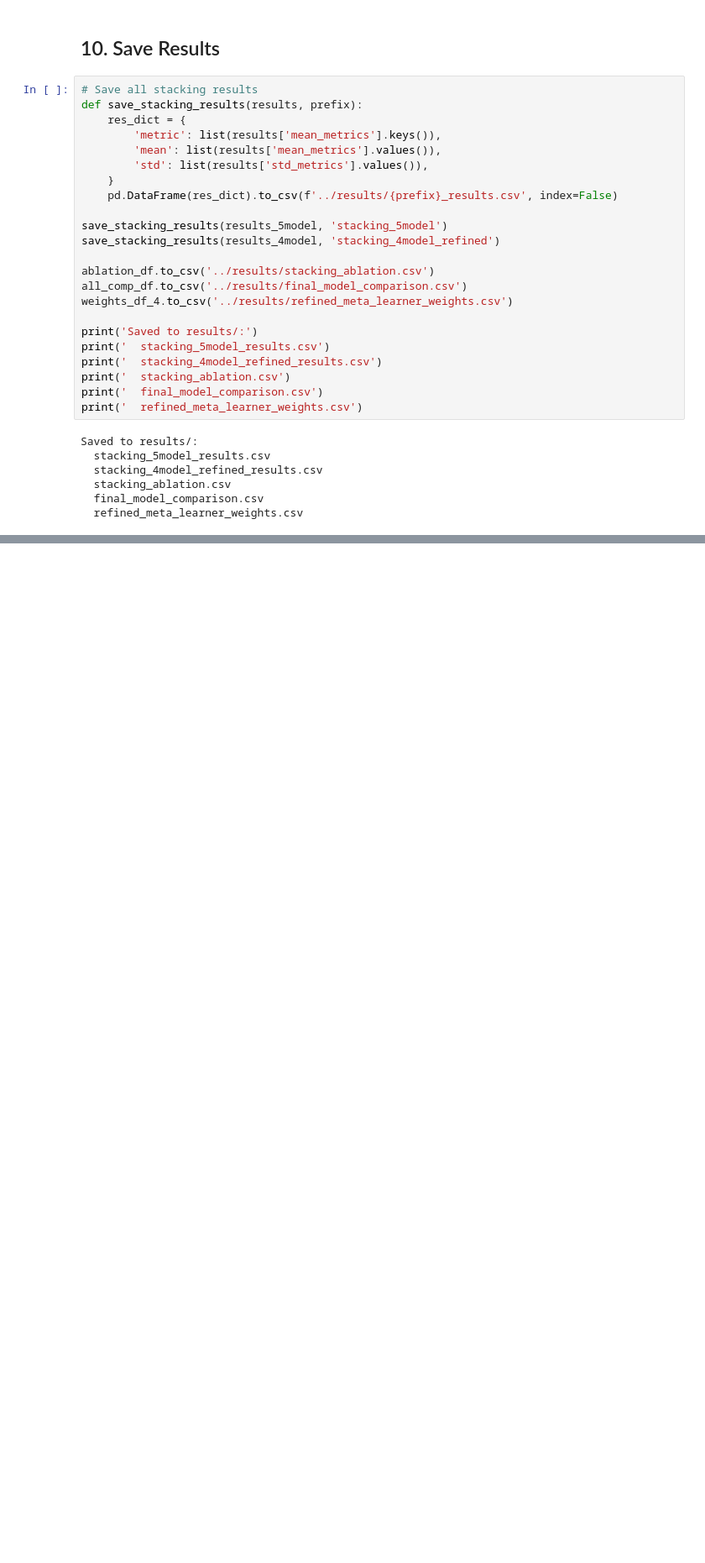
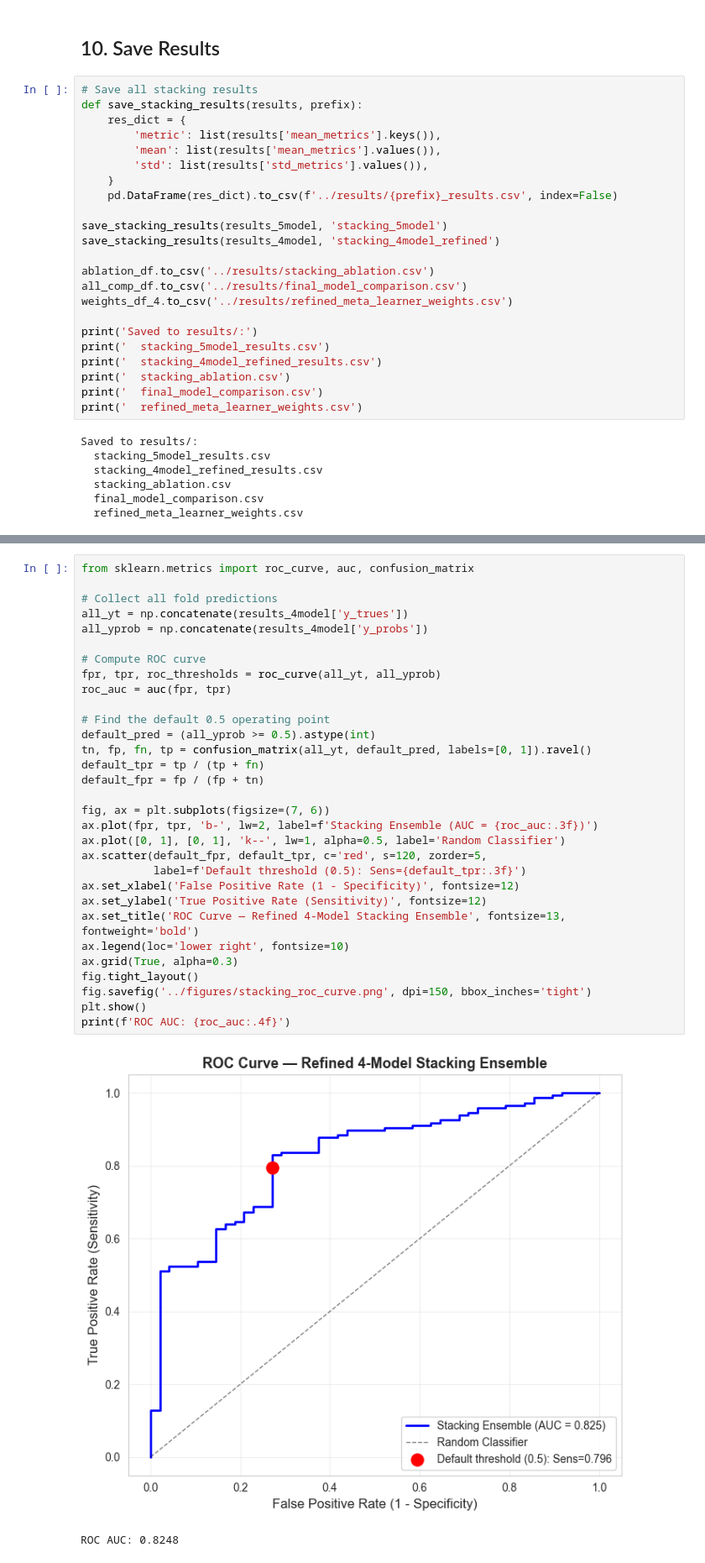
Before and after one commit to AchintyaShah25/Ensemble_Parkinsons_detection, a Jupyter notebook: notebooks/2stacking-notebook.ipynb, the cells around one changed output, grey strips where cells are left out. Shown at 84% size. Drawn from its saved outputs; the diff is of its cells as text; blank space fills up the shorter version.

```diff
--- a/notebooks/2stacking-notebook.ipynb
+++ b/notebooks/2stacking-notebook.ipynb
@@ -610,0 +615,34 @@ Saved to results/:
+# %%
+from sklearn.metrics import roc_curve, auc, confusion_matrix
+
+# Collect all fold predictions
+all_yt = np.concatenate(results_4model['y_trues'])
+all_yprob = np.concatenate(results_4model['y_probs'])
+
+# Compute ROC curve
+fpr, tpr, roc_thresholds = roc_curve(all_yt, all_yprob)
+roc_auc = auc(fpr, tpr)
+
+# Find the default 0.5 operating point
+default_pred = (all_yprob >= 0.5).astype(int)
+tn, fp, fn, tp = confusion_matrix(all_yt, default_pred, labels=[0, 1]).ravel()
+default_tpr = tp / (tp + fn)
+default_fpr = fp / (fp + tn)
+
+fig, ax = plt.subplots(figsize=(7, 6))
+ax.plot(fpr, tpr, 'b-', lw=2, label=f'Stacking Ensemble (AUC = {roc_auc:.3f})')
+ax.plot([0, 1], [0, 1], 'k--', lw=1, alpha=0.5, label='Random Classifier')
+ax.scatter(default_fpr, default_tpr, c='red', s=120, zorder=5,
+           label=f'Default threshold (0.5): Sens={default_tpr:.3f}')
+ax.set_xlabel('False Positive Rate (1 - Specificity)', fontsize=12)
+ax.set_ylabel('True Positive Rate (Sensitivity)', fontsize=12)
+ax.set_title('ROC Curve — Refined 4-Model Stacking Ensemble', fontsize=13, fontweight='bold')
+ax.legend(loc='lower right', fontsize=10)
+ax.grid(True, alpha=0.3)
+fig.tight_layout()
+fig.savefig('../figures/stacking_roc_curve.png', dpi=150, bbox_inches='tight')
+plt.show()
+print(f'ROC AUC: {roc_auc:.4f}')
+# %% [output]
+[figure, added]
+ROC AUC: 0.8248
```
Also changed, not shown: parts of 8 cells of this notebook, 15 other files.
